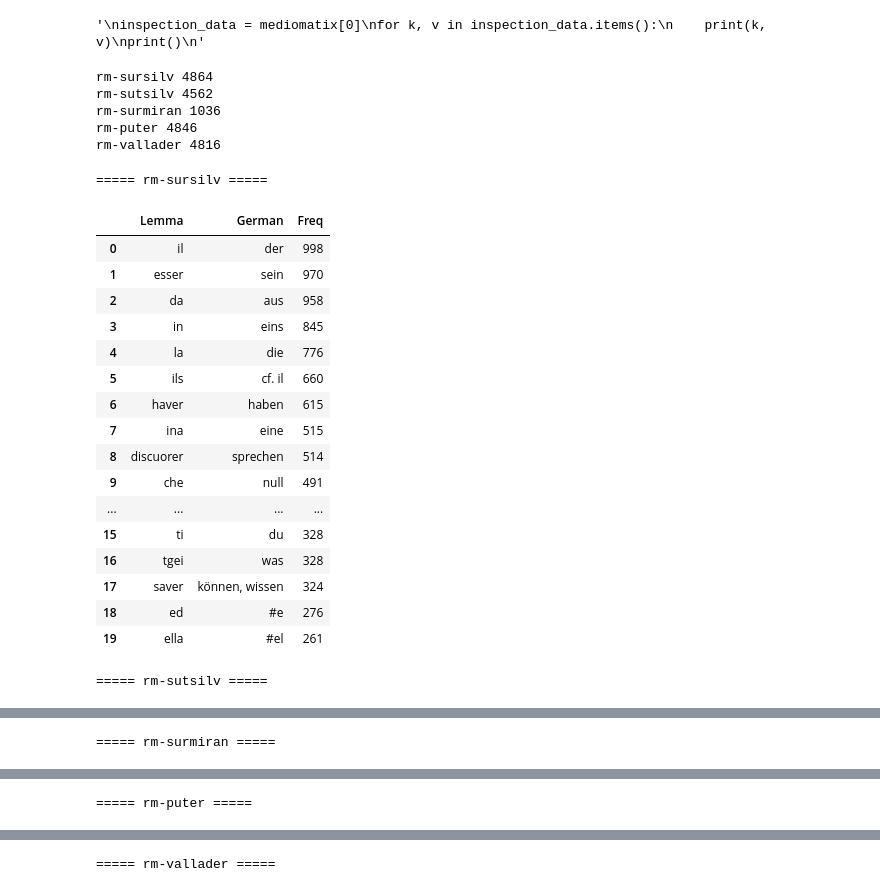
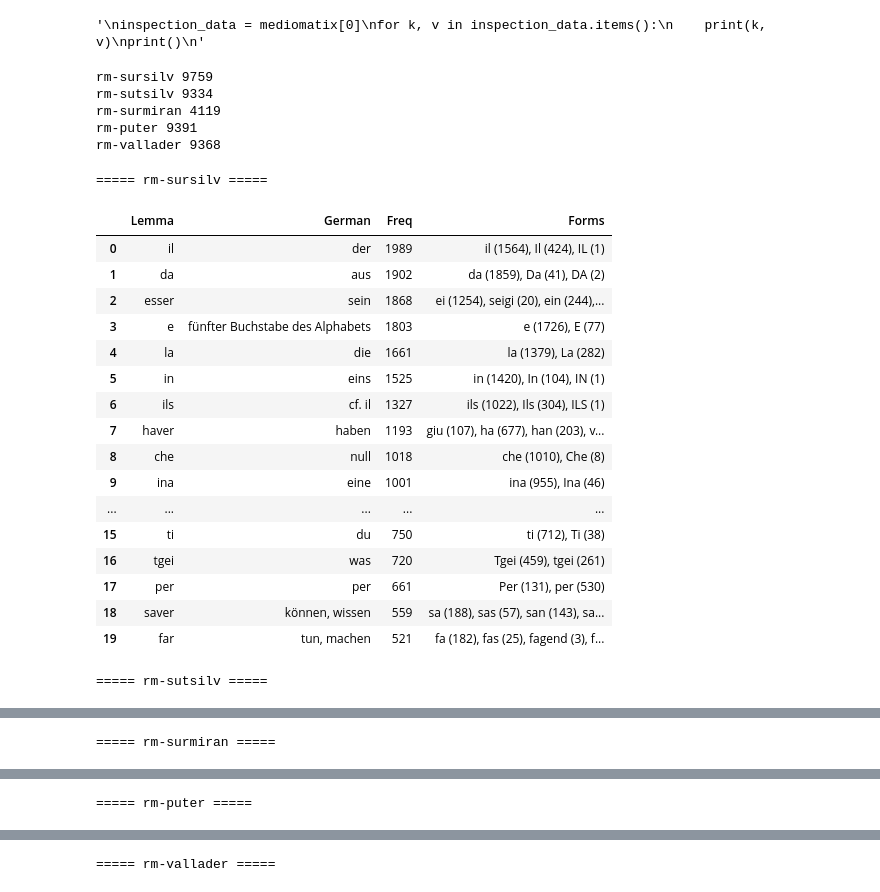
Before and after one commit to ZurichNLP/rumlem, a Jupyter notebook: example_notebooks/analyze_corpus.ipynb, the cells around one changed output, grey strips where cells are left out. Saved outputs shown, nothing was run; the diff lists cells and outputs as text; code cells hidden in the pictures.

Commit message:
prepare for release v0.0.2, in line with upstream 3926fed0 (bugfixes)

```diff
--- a/example_notebooks/analyze_corpus.ipynb
+++ b/example_notebooks/analyze_corpus.ipynb
@@ -8,7 +8,7 @@ from datasets import load_dataset
 import re
 from collections import Counter
 
-mediomatix = load_dataset("ZurichNLP/mediomatix", split="train[:5000]")
+mediomatix = load_dataset("ZurichNLP/mediomatix", split="train[:10000]")
 idioms = ["rm-sursilv", "rm-sutsilv", "rm-surmiran", "rm-puter", "rm-vallader"]
 # %%
 # 2. Inspection
@@ -35,11 +35,11 @@ for row in mediomatix:
 for k, v in corpus.items():
     print(k, len(v))
 # %% [output]
-rm-sursilv 4864
-rm-sutsilv 4562
-rm-surmiran 1036
-rm-puter 4846
-rm-vallader 4816
+rm-sursilv 9759
+rm-sutsilv 9334
+rm-surmiran 4119
+rm-puter 9391
+rm-vallader 9368
 # %%
 # 4. Initialize lemmatizers (specific idioms)
 lemmatizers = {idiom: Lemmatizer(idiom=idiom) for idiom in idioms}
@@ -74,38 +71,44 @@ def filter_lemmas(counter):
 # %%
-# 7. Pretty print results
+# 6. Pretty print results
+# Later when creating the DataFrame:
 for idiom, counter in corpus_lemma_counter.items():
-    filtered = filter_lemmas(counter)
-    if not filtered:
-        continue
 
-    # Create DataFrame
-    df = pd.DataFrame(
-        [(lemma, trans or "", freq) for (lemma, trans), freq in Counter(filtered).most_common(20)],
-        columns=["Lemma", "German", "Freq"]
-    )
+    # Prepare data rows including the forms with counts formatted like "form (count)"
+    rows = []
+    for (lemma_text, trans), data in sorted(counter.items(), key=lambda x: x[1]["count"], reverse=True)[:20]:
+        forms_str = ", ".join(f"{form} ({count})" for form, count in data["forms"].items())
+        rows.append((lemma_text, trans or "", data["count"], forms_str))
 
-    # Sort by frequency descending (optional)
-    df = df.sort_values("Freq", ascending=False).reset_index(drop=True)
+    df = pd.DataFrame(rows, columns=["Lemma", "German", "Freq", "Forms"])
+    print(f"\n===== {idiom} =====")
+    import pandas as pd
 
-    print(f"\n===== {idiom} =====")
+    # Show full content of cells, but limit visible width (characters)
+    pd.set_option('display.max_colwidth', 100)  # e.g. 200 chars per cell
+
+    # Show more rows/columns before truncation
+    pd.set_option('display.max_rows', 100)
+    pd.set_option('display.max_columns', 10)
+
+
     display(df)
 # %% [output]
 ===== rm-sursilv =====
-|  | Lemma | German | Freq |
-| 0 | il | der | 998 |
-| 1 | esser | sein | 970 |
-| 2 | da | aus | 958 |
-| 3 | in | eins | 845 |
-| 4 | la | die | 776 |
-| 5 | ils | cf. il | 660 |
-| 6 | haver | haben | 615 |
-| 7 | ina | eine | 515 |
-| 8 | discuorer | sprechen | 514 |
-| 9 | che | null | 491 |
-| ... | ... | ... | ... |
-| 15 | ti | du | 328 |
-| 16 | tgei | was | 328 |
-| 17 | saver | können, wissen | 324 |
-| 18 | ed | #e | 276 |
-| 19 | ella | #el | 261 |
+|  | Lemma | German | Freq | Forms |
+| 0 | il | der | 1989 | il (1564), Il (424), IL (1) |
+| 1 | da | aus | 1902 | da (1859), Da (41), DA (2) |
+| 2 | esser | sein | 1868 | ei (1254), seigi (20), ein (244),... |
+| 3 | e | fünfter Buchstabe des Alphabets | 1803 | e (1726), E (77) |
+| 4 | la | die | 1661 | la (1379), La (282) |
+| 5 | in | eins | 1525 | in (1420), In (104), IN (1) |
+| 6 | ils | cf. il | 1327 | ils (1022), Ils (304), ILS (1) |
+| 7 | haver | haben | 1193 | giu (107), ha (677), han (203), v... |
+| 8 | che | null | 1018 | che (1010), Che (8) |
+| 9 | ina | eine | 1001 | ina (955), Ina (46) |
+| ... | ... | ... | ... | ... |
+| 15 | ti | du | 750 | ti (712), Ti (38) |
+| 16 | tgei | was | 720 | Tgei (459), tgei (261) |
+| 17 | per | per | 661 | Per (131), per (530) |
+| 18 | saver | können, wissen | 559 | sa (188), sas (57), san (143), sa... |
+| 19 | far | tun, machen | 521 | fa (182), fas (25), fagend (3), f... |
 ===== rm-sutsilv =====
```
Also changed, not shown: parts of 3 cells of this notebook, 13 other files.
